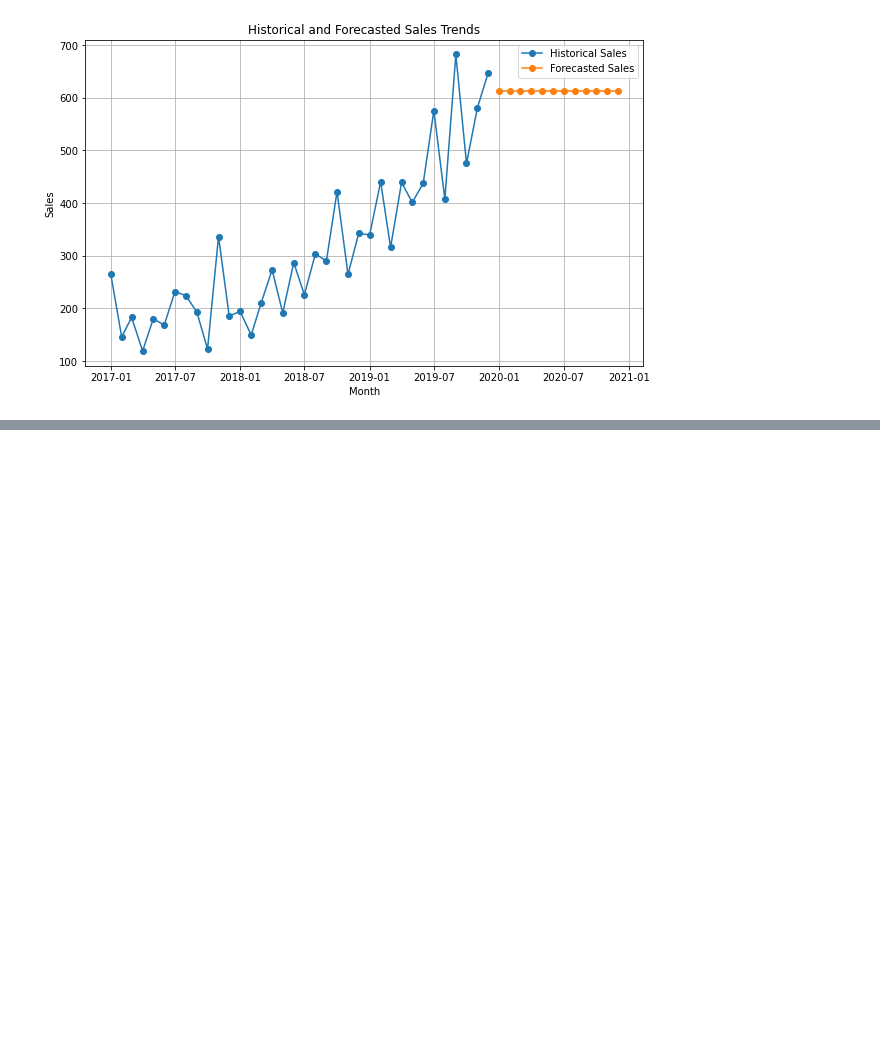
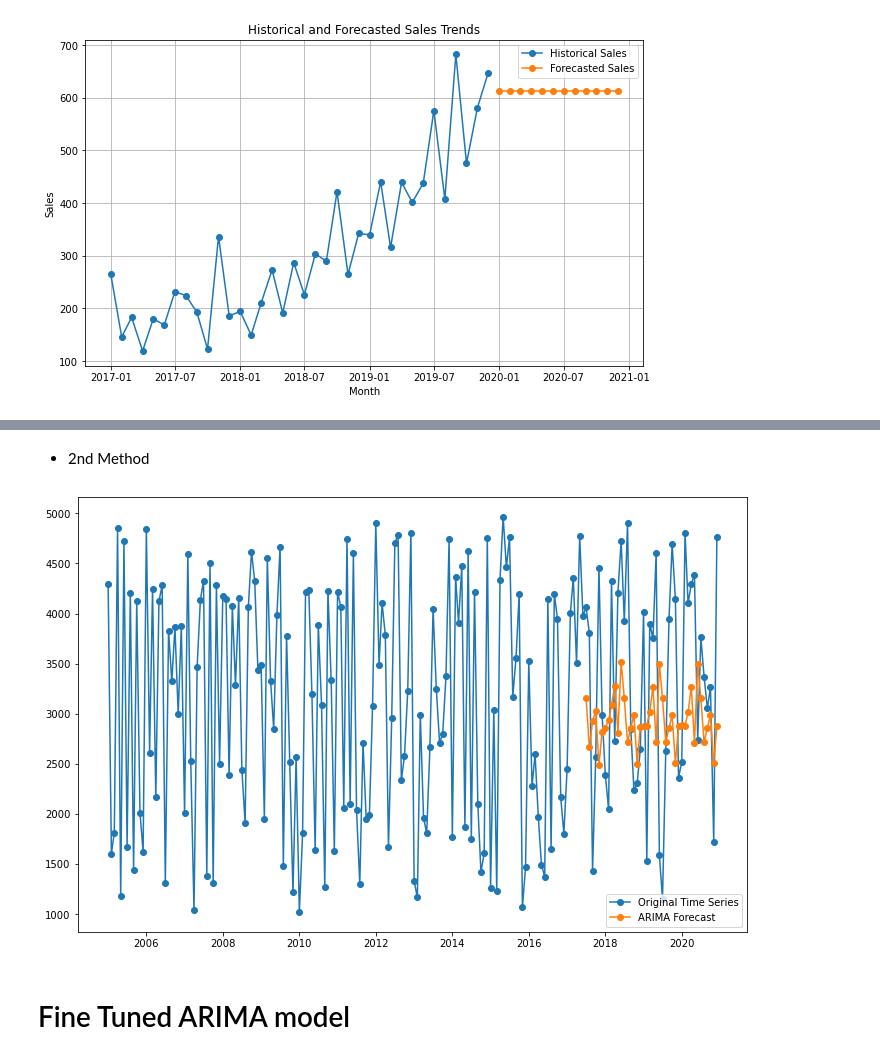
Before and after one commit to Zeeshan-99/sales_forecasting, a Jupyter notebook: Rough_timeSeries_Forecasting.ipynb, the cells around one changed output, grey strips where cells are left out. Drawn from its saved outputs; the diff is of its cells as text; code cells hidden in the pictures; blank space fills up the shorter version.

```diff
--- a/Rough_timeSeries_Forecasting.ipynb
+++ b/Rough_timeSeries_Forecasting.ipynb
@@ -199,0 +278,52 @@ plt.show()
+# %% [markdown]
+- 2nd Method
+# %%
+from statsmodels.tsa.ar_model import AutoReg
+from pmdarima import auto_arima, ARIMA
+from statsmodels.tsa.statespace.sarimax import SARIMAX
+
+# Generate a date range from January 2005 to December 2020
+date_range = pd.date_range(start='2005-01-01', end='2020-12-31', freq='MS')
+
+# Generate random sales values
+sales_values = np.random.randint(1000, 5000, size=len(date_range))
+
+# Create the initial DataFrame
+df = pd.DataFrame({'Month': date_range, 'Sales': sales_values})
+df.set_index('Month', inplace=True)
+
+# ----------------------------------------------------------------
+train_data = df.iloc[:150]
+test_data = df.iloc[150:]
+# ----------------------------------------------------------------
+
+start = len(train_data)
+end = len(train_data) + len(test_data) -1
+
+# Manually specify the lag order (you can adjust this based on your data)
+lag_order = 1
+
+# Use pmdarima to automatically find the best ARIMA order
+arima_order = auto_arima(train_data['Sales'], suppress_warnings=True).order
+
+model1 = AutoReg(train_data['Sales'], lags=lag_order)
+model2 = ARIMA(order=arima_order)
+model3 = SARIMAX(train_data['Sales'], order=arima_order, seasonal_order=(1, 1, 1, 12))  # Example seasonal order, adjust as needed
+model4 = SARIMAX(train_data['Sales'], exog=train_data[['Sales']],order=(1,0,1), seasonal_order=(1, 0, 1, 7), enforce_invertibility=False)  # Example seasonal order, adjust as needed
+AR_fit = model3.fit()
+
+exog_forecast= df[150:][['Sales']]
+# Use dynamic=False for out-of-sample predictions
+prediction1 = AR_fit.predict(start=start, end=end, dynamic=False)
+# prediction1 = AR_fit.predict(start=start, end=end, exog=exog_forecast)
+# prediction1
+# Plot the original time series and predicted values
+plt.figure(figsize=(12, 8))
+plt.plot(df['Sales'], label='Original Time Series', marker='o')
+plt.plot(prediction1.index, prediction1, label='ARIMA Forecast', marker='o')
+plt.legend()
+plt.show()
+# %% [output]
+[figure, added]
+# %% [markdown]
+# Fine Tuned ARIMA model
```
Also changed, not shown: parts of 55 cells of this notebook, 13 other files.
